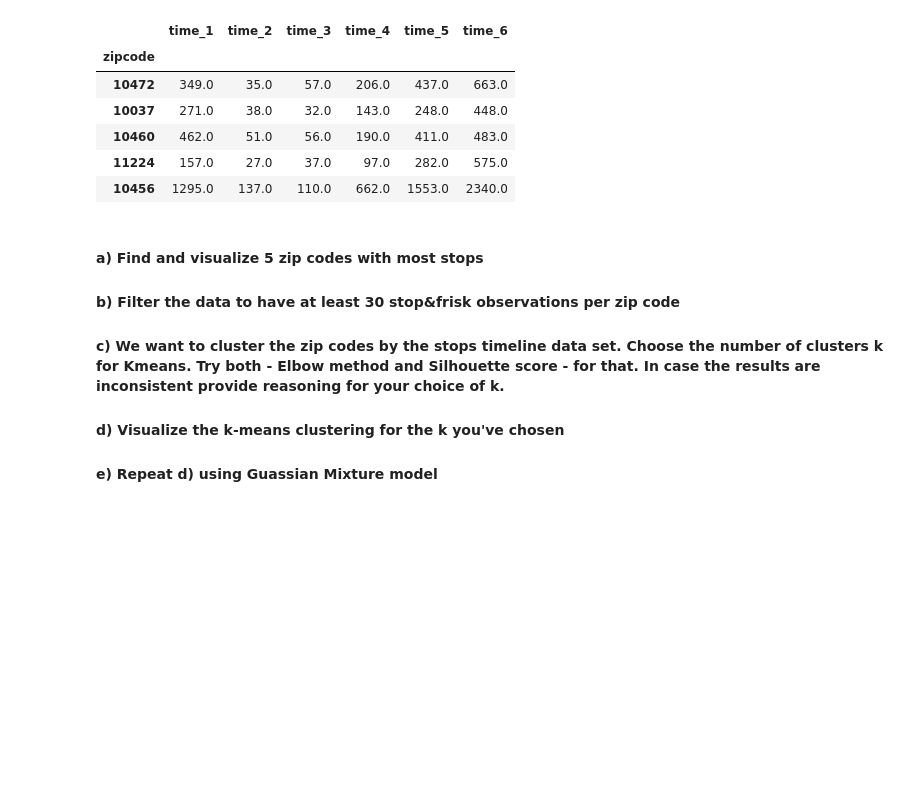
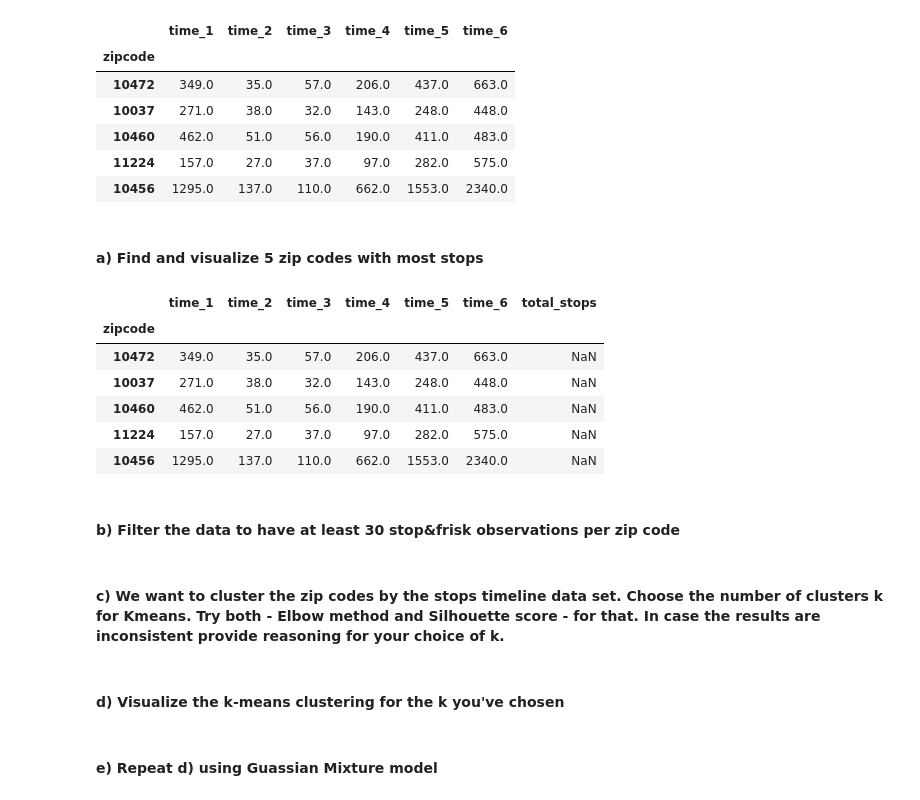
Before and after one commit to tharma3/ads, a Jupyter notebook: homework4_mrn291.ipynb, the cells around one changed output. Drawn from its saved outputs; the diff is of its cells as text; code cells hidden in the pictures; blank space fills up the shorter version.

```diff
--- a/homework4_mrn291.ipynb
+++ b/homework4_mrn291.ipynb
@@ -255,13 +289,25 @@ data1.head()
 | 10460 | 462.0 | 51.0 | 56.0 | 190.0 | 411.0 | 483.0 |
 | 11224 | 157.0 | 27.0 | 37.0 | 97.0 | 282.0 | 575.0 |
 | 10456 | 1295.0 | 137.0 | 110.0 | 662.0 | 1553.0 | 2340.0 |
+# %% [markdown]
+#### a) Find and visualize 5 zip codes with most stops
+# %%
+data1['total_stops'] = data1.sum(axis=0)
+data1.head()
+#data1.sort_values('total_stops', ascending=False)
+# %% [output]
+|  | time_1 | time_2 | time_3 | time_4 | time_5 | time_6 | total_stops |
+| zipcode |  |  |  |  |  |  |  |
+| 10472 | 349.0 | 35.0 | 57.0 | 206.0 | 437.0 | 663.0 | NaN |
+| 10037 | 271.0 | 38.0 | 32.0 | 143.0 | 248.0 | 448.0 | NaN |
+| 10460 | 462.0 | 51.0 | 56.0 | 190.0 | 411.0 | 483.0 | NaN |
+| 11224 | 157.0 | 27.0 | 37.0 | 97.0 | 282.0 | 575.0 | NaN |
+| 10456 | 1295.0 | 137.0 | 110.0 | 662.0 | 1553.0 | 2340.0 | NaN |
+# %% [markdown]
+#### b) Filter the data to have at least 30 stop&frisk observations per zip code
 # %% [markdown]
-#### a) Find and visualize 5 zip codes with most stops
-
-#### b) Filter the data to have at least 30 stop&frisk observations per zip code
-
 #### c) We want to cluster the zip codes by the stops timeline data set. Choose the number of clusters k for Kmeans. Try both - Elbow method and Silhouette score - for that. In case the results are inconsistent provide reasoning for your choice of k.
-
-#### d) Visualize the k-means clustering for the k you've chosen
-
-#### e) Repeat d) using Guassian Mixture model
+# %% [markdown]
+#### d) Visualize the k-means clustering for the k you've chosen
+# %% [markdown]
+#### e) Repeat d) using Guassian Mixture model
```
Also changed, not shown: parts of 18 cells of this notebook.
